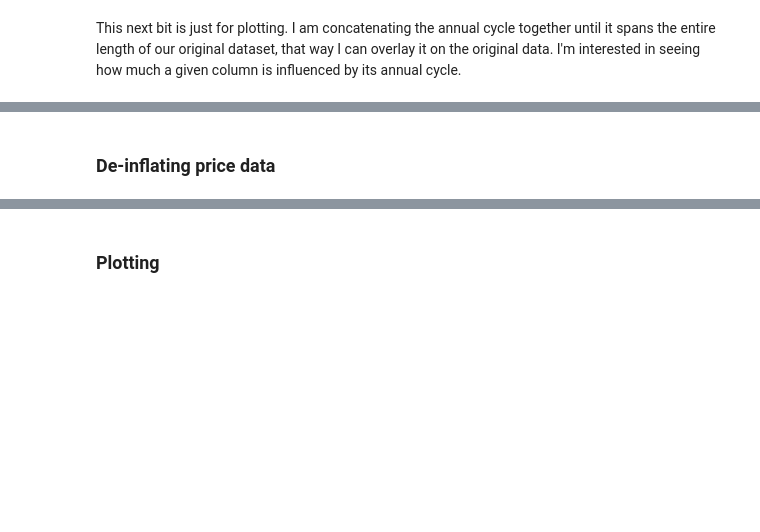
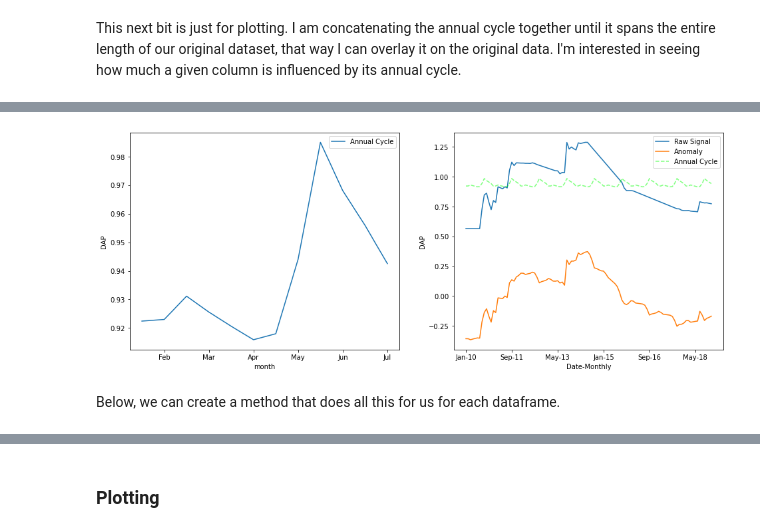
Before and after one commit to Jakidxav/ciat_bean_price_feature_importances, a Jupyter notebook: notebooks/6_merge_data.ipynb, the cells around one changed output, grey strips where cells are left out. Cells and saved outputs as stored; diff of their text form; code cells hidden in the pictures; blank space fills up the shorter version.

```diff
--- a/notebooks/6_merge_data.ipynb
+++ b/notebooks/6_merge_data.ipynb
@@ -275,7 +285,7 @@ rwanda_subset.month
 Name: month, Length: 108, dtype: int64
 # %%
 # it is easy to change between pandas dataframes and xarray datasets
-xr_rwanda = rwanda_subset.to_xarray()
+xr_rwanda = rwanda_example.to_xarray()
 # %%
 type(xr_rwanda)
 # %% [output]
@@ -372,4 +402,9 @@ plt.show()
 # %%
 # now do the same plot below, but this time not for a climate variable
+column = 'DAP'
+dap_cycle = extend_mean(df_means[column], 9, 108)
+plot_annual_cycle(column, df_means, rwanda_subset, rwanda_example_std, dap_cycle, months)
+# %% [output]
+[figure, added]
-# %% [markdown]
-### De-inflating price data
+# %% [markdown]
+Below, we can create a method that does all this for us for each dataframe.
```
Also changed, not shown: parts of 25 cells of this notebook, 4 other files.
